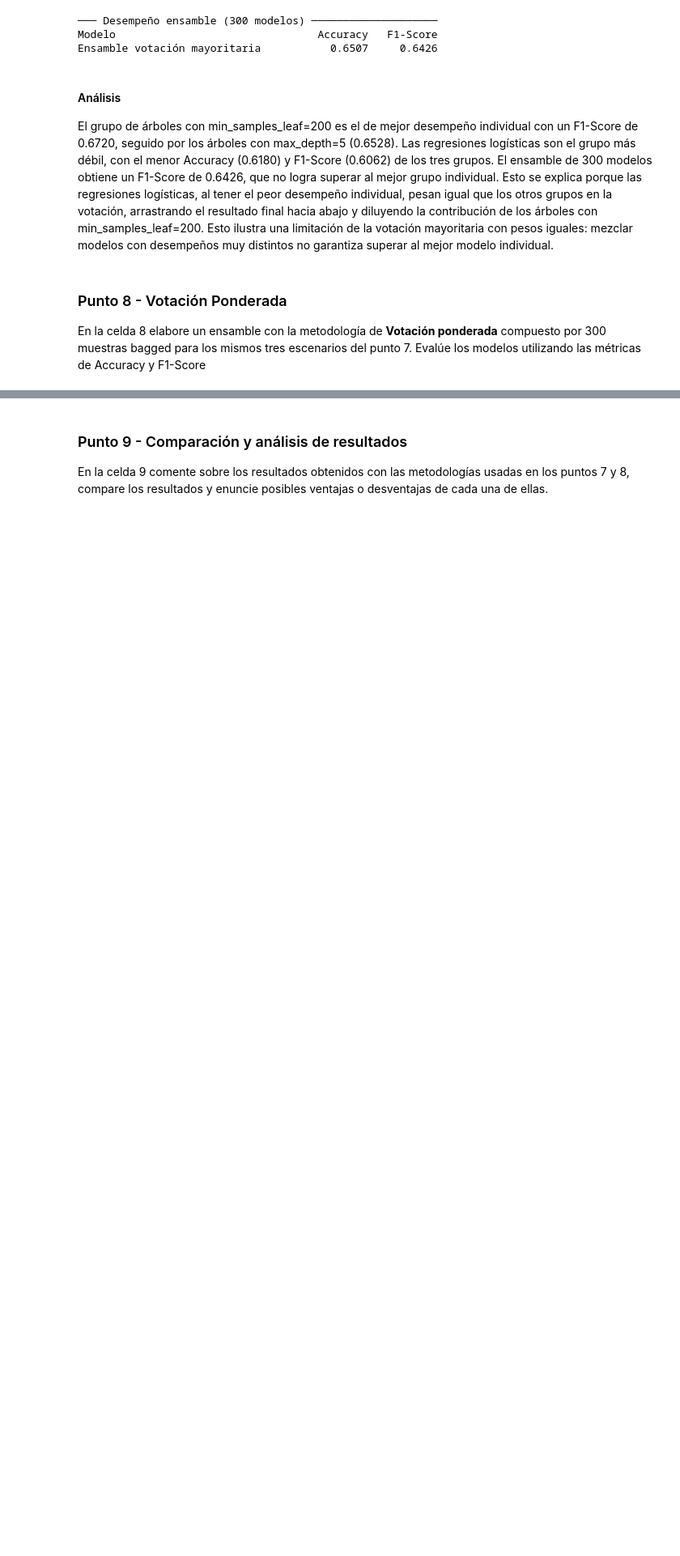
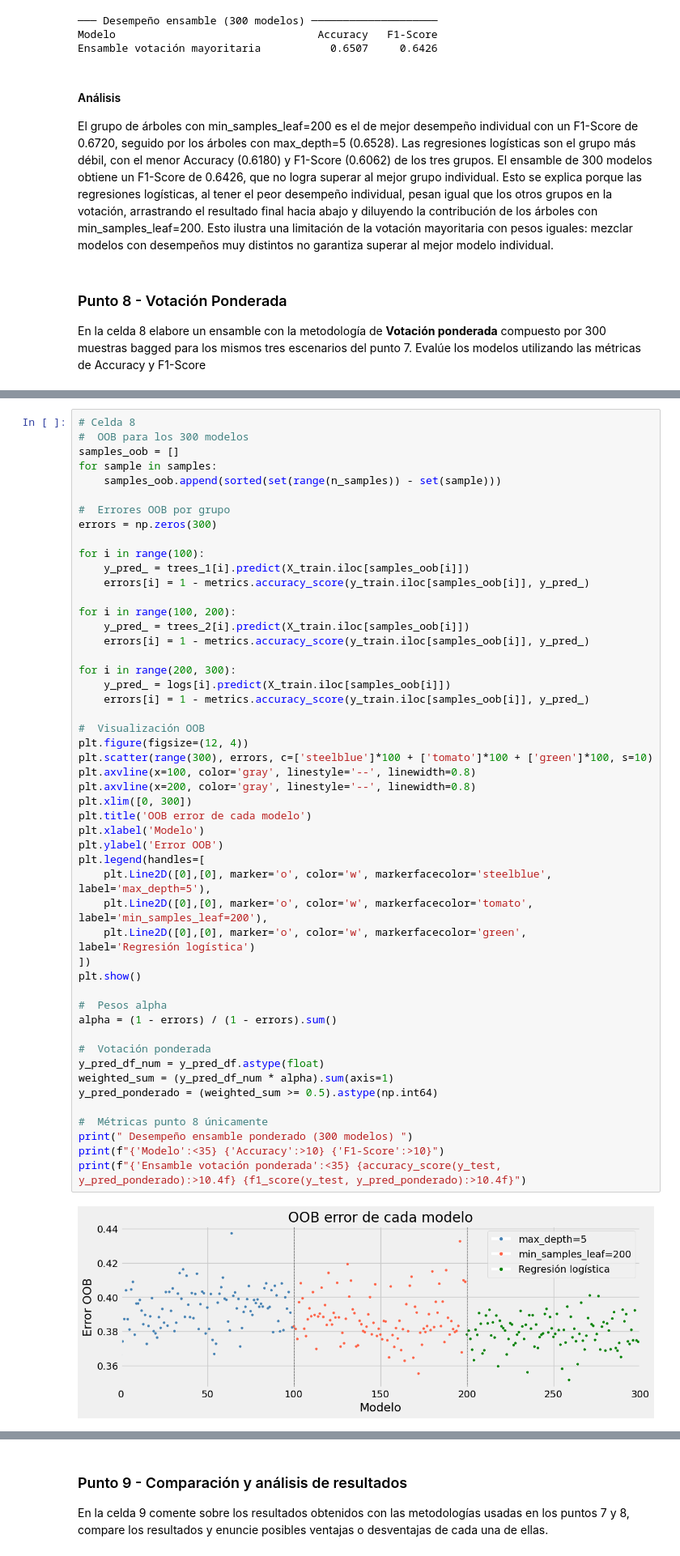
Before and after one commit to dianagar9527/MIAD_ML_NLP_2026, a Jupyter notebook: Semana 1/S1TC1_arboles_ensamblajes.ipynb, the cells around one changed output, grey strips where cells are left out. Shown at 81% size. Cells and saved outputs as stored; diff of their text form; blank space fills up the shorter version.

```diff
--- a/Semana 1/S1TC1_arboles_ensamblajes.ipynb
+++ b/Semana 1/S1TC1_arboles_ensamblajes.ipynb
@@ -639,0 +639,52 @@ En la celda 8 elabore un ensamble con la metodología de **Votación ponderada**
+# %%
+# Celda 8
+#  OOB para los 300 modelos
+samples_oob = []
+for sample in samples:
+    samples_oob.append(sorted(set(range(n_samples)) - set(sample)))
+
+#  Errores OOB por grupo
+errors = np.zeros(300)
+
+for i in range(100):
+    y_pred_ = trees_1[i].predict(X_train.iloc[samples_oob[i]])
+    errors[i] = 1 - metrics.accuracy_score(y_train.iloc[samples_oob[i]], y_pred_)
+
+for i in range(100, 200):
+    y_pred_ = trees_2[i].predict(X_train.iloc[samples_oob[i]])
+    errors[i] = 1 - metrics.accuracy_score(y_train.iloc[samples_oob[i]], y_pred_)
+
+for i in range(200, 300):
+    y_pred_ = logs[i].predict(X_train.iloc[samples_oob[i]])
+    errors[i] = 1 - metrics.accuracy_score(y_train.iloc[samples_oob[i]], y_pred_)
+
+#  Visualización OOB
+plt.figure(figsize=(12, 4))
+plt.scatter(range(300), errors, c=['steelblue']*100 + ['tomato']*100 + ['green']*100, s=10)
+plt.axvline(x=100, color='gray', linestyle='--', linewidth=0.8)
+plt.axvline(x=200, color='gray', linestyle='--', linewidth=0.8)
+plt.xlim([0, 300])
+plt.title('OOB error de cada modelo')
+plt.xlabel('Modelo')
+plt.ylabel('Error OOB')
+plt.legend(handles=[
+    plt.Line2D([0],[0], marker='o', color='w', markerfacecolor='steelblue', label='max_depth=5'),
+    plt.Line2D([0],[0], marker='o', color='w', markerfacecolor='tomato',    label='min_samples_leaf=200'),
+    plt.Line2D([0],[0], marker='o', color='w', markerfacecolor='green',      label='Regresión logística')
+])
+plt.show()
+
+#  Pesos alpha
+alpha = (1 - errors) / (1 - errors).sum()
+
+#  Votación ponderada
+y_pred_df_num = y_pred_df.astype(float)
+weighted_sum = (y_pred_df_num * alpha).sum(axis=1)
+y_pred_ponderado = (weighted_sum >= 0.5).astype(np.int64)
+
+#  Métricas punto 8 únicamente
+print(" Desempeño ensamble ponderado (300 modelos) ")
+print(f"{'Modelo':<35} {'Accuracy':>10} {'F1-Score':>10}")
+print(f"{'Ensamble votación ponderada':<35} {accuracy_score(y_test, y_pred_ponderado):>10.4f} {f1_score(y_test, y_pred_ponderado):>10.4f}")
+# %% [output]
+[figure, added]
```
Also changed, not shown: parts of 6 cells of this notebook.
